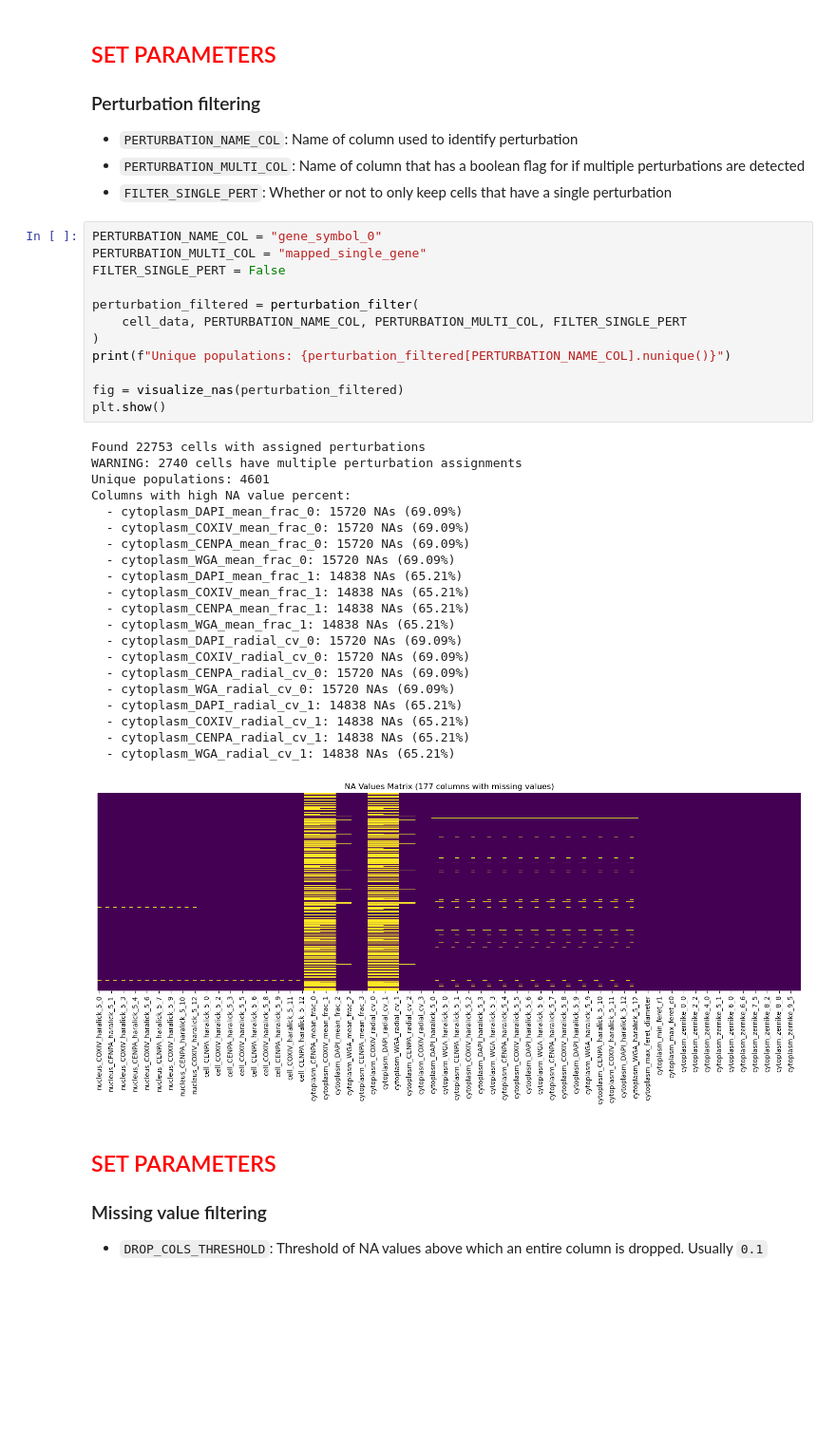
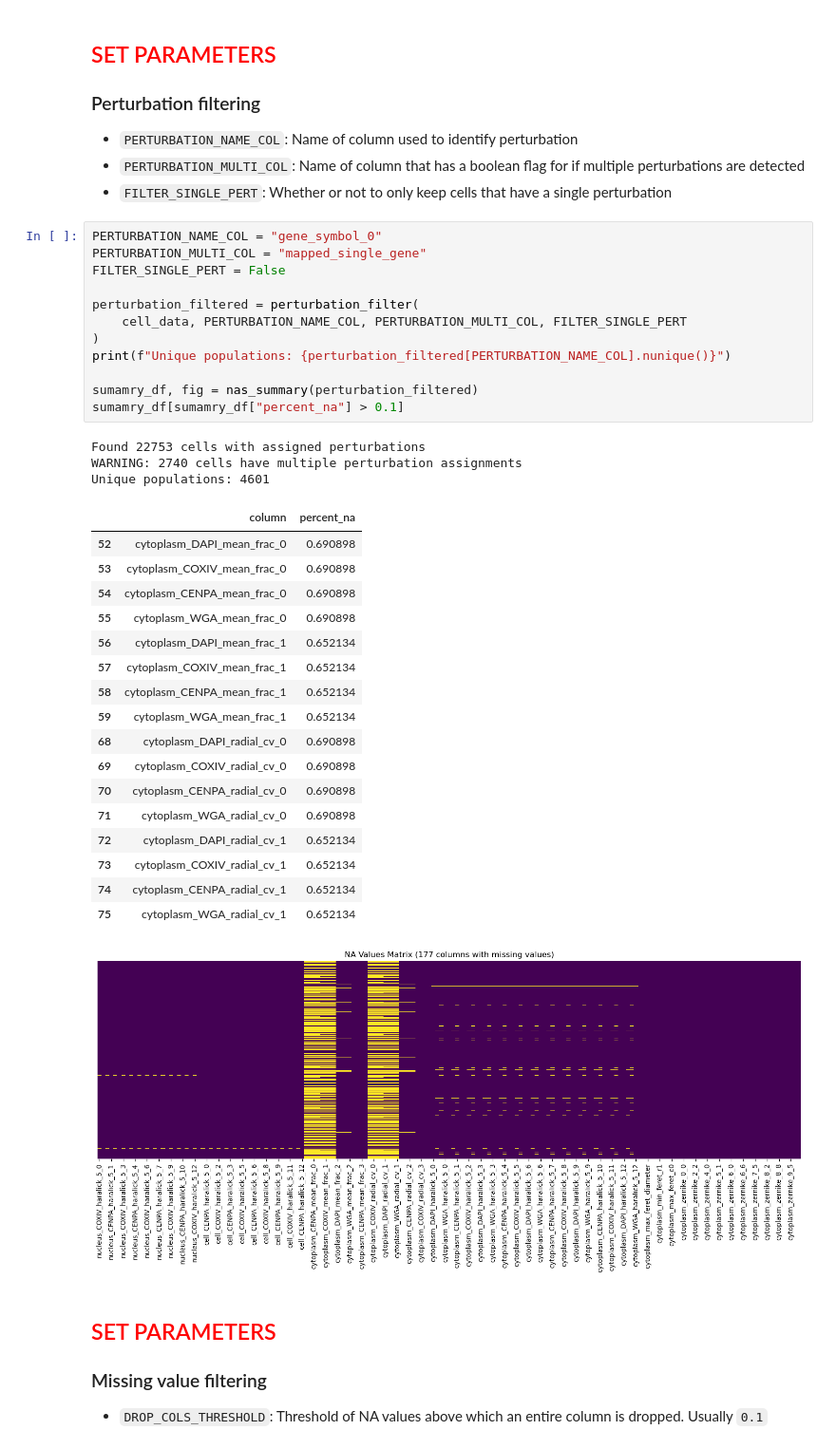
Before and after one commit to cheeseman-lab/brieflow-analysis, a Jupyter notebook: analysis/7.configure_aggregate_params.ipynb, the cells around one changed output. Shown at 95% size. Drawn from its saved outputs; the diff is of its cells as text; blank space fills up the shorter version.

```diff
--- a/analysis/7.configure_aggregate_params.ipynb
+++ b/analysis/7.configure_aggregate_params.ipynb
@@ -202,36 +201,36 @@ plt.show()
 # %%
 PERTURBATION_NAME_COL = "gene_symbol_0"
 PERTURBATION_MULTI_COL = "mapped_single_gene"
 FILTER_SINGLE_PERT = False
 
 perturbation_filtered = perturbation_filter(
     cell_data, PERTURBATION_NAME_COL, PERTURBATION_MULTI_COL, FILTER_SINGLE_PERT
 )
 print(f"Unique populations: {perturbation_filtered[PERTURBATION_NAME_COL].nunique()}")
 
-fig = visualize_nas(perturbation_filtered)
-plt.show()
+sumamry_df, fig = nas_summary(perturbation_filtered)
+sumamry_df[sumamry_df["percent_na"] > 0.1]
 # %% [output]
 Found 22753 cells with assigned perturbations
 WARNING: 2740 cells have multiple perturbation assignments
 Unique populations: 4601
-Columns with high NA value percent:
-  - cytoplasm_DAPI_mean_frac_0: 15720 NAs (69.09%)
-  - cytoplasm_COXIV_mean_frac_0: 15720 NAs (69.09%)
-  - cytoplasm_CENPA_mean_frac_0: 15720 NAs (69.09%)
-  - cytoplasm_WGA_mean_frac_0: 15720 NAs (69.09%)
-  - cytoplasm_DAPI_mean_frac_1: 14838 NAs (65.21%)
-  - cytoplasm_COXIV_mean_frac_1: 14838 NAs (65.21%)
-  - cytoplasm_CENPA_mean_frac_1: 14838 NAs (65.21%)
-  - cytoplasm_WGA_mean_frac_1: 14838 NAs (65.21%)
-  - cytoplasm_DAPI_radial_cv_0: 15720 NAs (69.09%)
-  - cytoplasm_COXIV_radial_cv_0: 15720 NAs (69.09%)
-  - cytoplasm_CENPA_radial_cv_0: 15720 NAs (69.09%)
-  - cytoplasm_WGA_radial_cv_0: 15720 NAs (69.09%)
-  - cytoplasm_DAPI_radial_cv_1: 14838 NAs (65.21%)
-  - cytoplasm_COXIV_radial_cv_1: 14838 NAs (65.21%)
-  - cytoplasm_CENPA_radial_cv_1: 14838 NAs (65.21%)
-  - cytoplasm_WGA_radial_cv_1: 14838 NAs (65.21%)
+|  | column | percent_na |
+| 52 | cytoplasm_DAPI_mean_frac_0 | 0.690898 |
+| 53 | cytoplasm_COXIV_mean_frac_0 | 0.690898 |
+| 54 | cytoplasm_CENPA_mean_frac_0 | 0.690898 |
+| 55 | cytoplasm_WGA_mean_frac_0 | 0.690898 |
+| 56 | cytoplasm_DAPI_mean_frac_1 | 0.652134 |
+| 57 | cytoplasm_COXIV_mean_frac_1 | 0.652134 |
+| 58 | cytoplasm_CENPA_mean_frac_1 | 0.652134 |
+| 59 | cytoplasm_WGA_mean_frac_1 | 0.652134 |
+| 68 | cytoplasm_DAPI_radial_cv_0 | 0.690898 |
+| 69 | cytoplasm_COXIV_radial_cv_0 | 0.690898 |
+| 70 | cytoplasm_CENPA_radial_cv_0 | 0.690898 |
+| 71 | cytoplasm_WGA_radial_cv_0 | 0.690898 |
+| 72 | cytoplasm_DAPI_radial_cv_1 | 0.652134 |
+| 73 | cytoplasm_COXIV_radial_cv_1 | 0.652134 |
+| 74 | cytoplasm_CENPA_radial_cv_1 | 0.652134 |
+| 75 | cytoplasm_WGA_radial_cv_1 | 0.652134 |
 [figure]
 # %% [markdown]
 ## <font color='red'>SET PARAMETERS</font>
```
Also changed, not shown: parts of 3 cells of this notebook.
